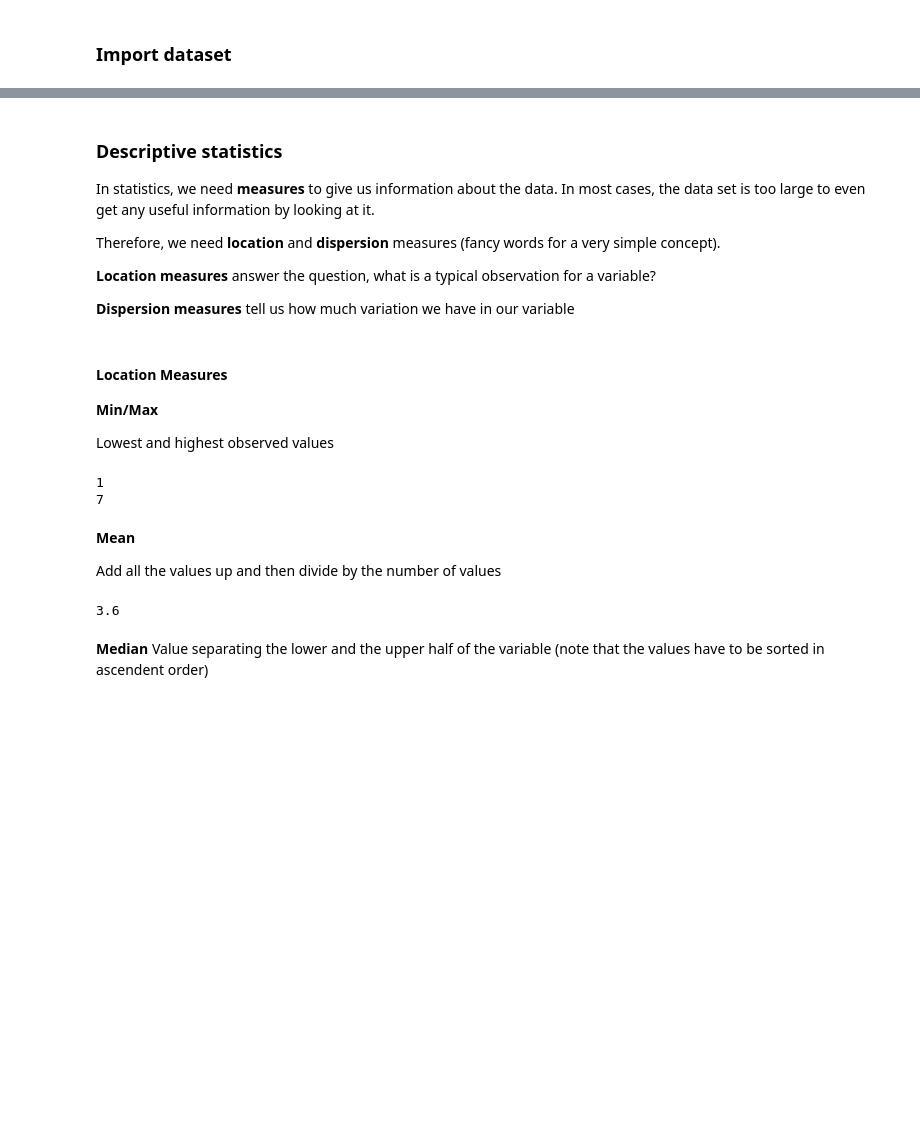
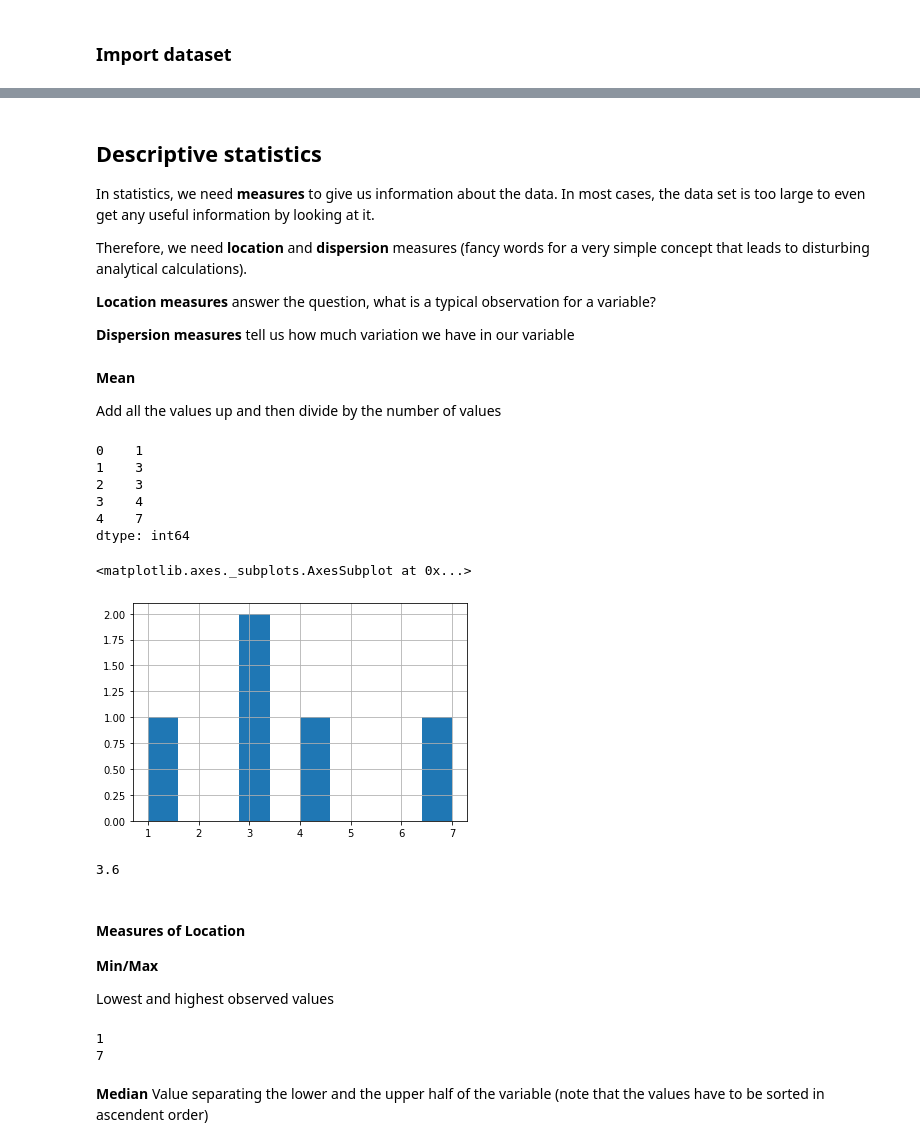
Before and after one commit to ReDI-School/nrw-data-analytics, a Jupyter notebook: 2_Statistics.ipynb, the cells around one changed output, grey strips where cells are left out. Cells and saved outputs as stored; diff of their text form; code cells hidden in the pictures; blank space fills up the shorter version.

```diff
--- a/2_Statistics.ipynb
+++ b/2_Statistics.ipynb
@@ -53,10 +140,14 @@ Why do we care about `count` from the `describe` function? Well, it tells us som
 # %% [markdown]
-### Descriptive statistics
+## Descriptive statistics
 
 In statistics, we need **measures** to give us information about the data. In most cases, the data set is too large to even get any useful information by looking at it.
 
-Therefore, we need **location** and **dispersion** measures (fancy words for a very simple concept).
+Therefore, we need **location** and **dispersion** measures (fancy words for a very simple concept that leads to disturbing analytical calculations).
 
 **Location measures** answer the question, what is a typical observation for a variable?
 
 **Dispersion measures** tell us how much variation we have in our variable
+# %% [markdown]
+**Mean**
+
+Add all the values up and then divide by the number of values
@@ -63,5 +156,25 @@ Therefore, we need **location** and **dispersion** measures (fancy words for a v
+# %%
+x
+# %% [output]
+0    1
+1    3
+2    3
+3    4
+4    7
+dtype: int64
+# %%
+x.hist()
+# %% [output]
+<matplotlib.axes._subplots.AxesSubplot at 0x...>
+[figure, added]
+# %%
+# First: 1 + 3 + 3 + 4 + 7 = 10
+# Second: 18 / 5
+x.mean()
+# %% [output]
+3.6
 # %% [markdown]
-#### Location Measures
+#### Measures of Location
 
 **Min/Max**
 
@@ -73,18 +186,6 @@ print(x.max())
 # %% [output]
 1
 7
-# %% [markdown]
-**Mean**
-
-Add all the values up and then divide by the number of values
-# %%
-# First: 1 + 3 + 3 + 4 + 7 = 10
-# Second: 18 / 5
-
-x = pd.Series([1, 3, 3, 4, 7])
-x.mean()
-# %% [output]
-3.6
 # %% [markdown]
 **Median**
 Value separating the lower and the upper half of the variable (note that the values have to be sorted in ascendent order)
```
Also changed, not shown: parts of 25 cells of this notebook.
